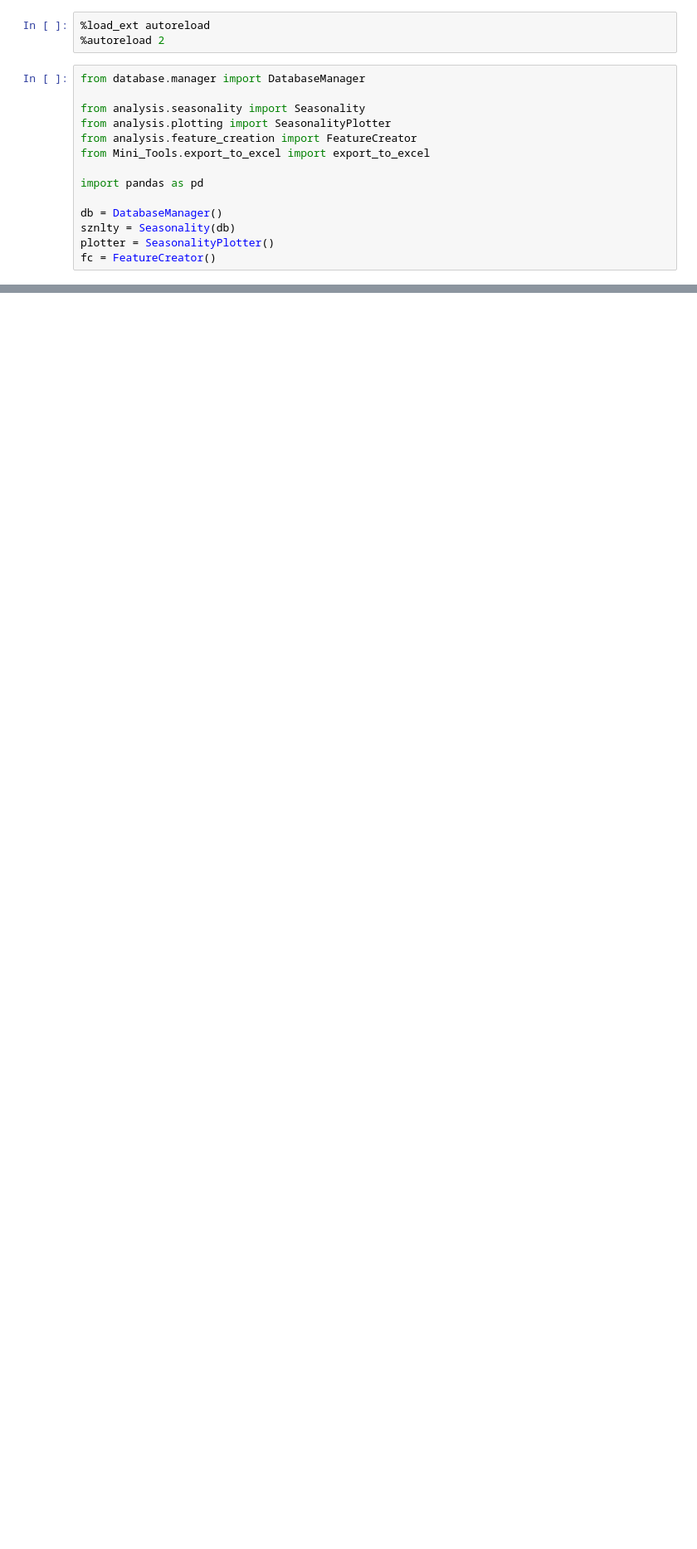
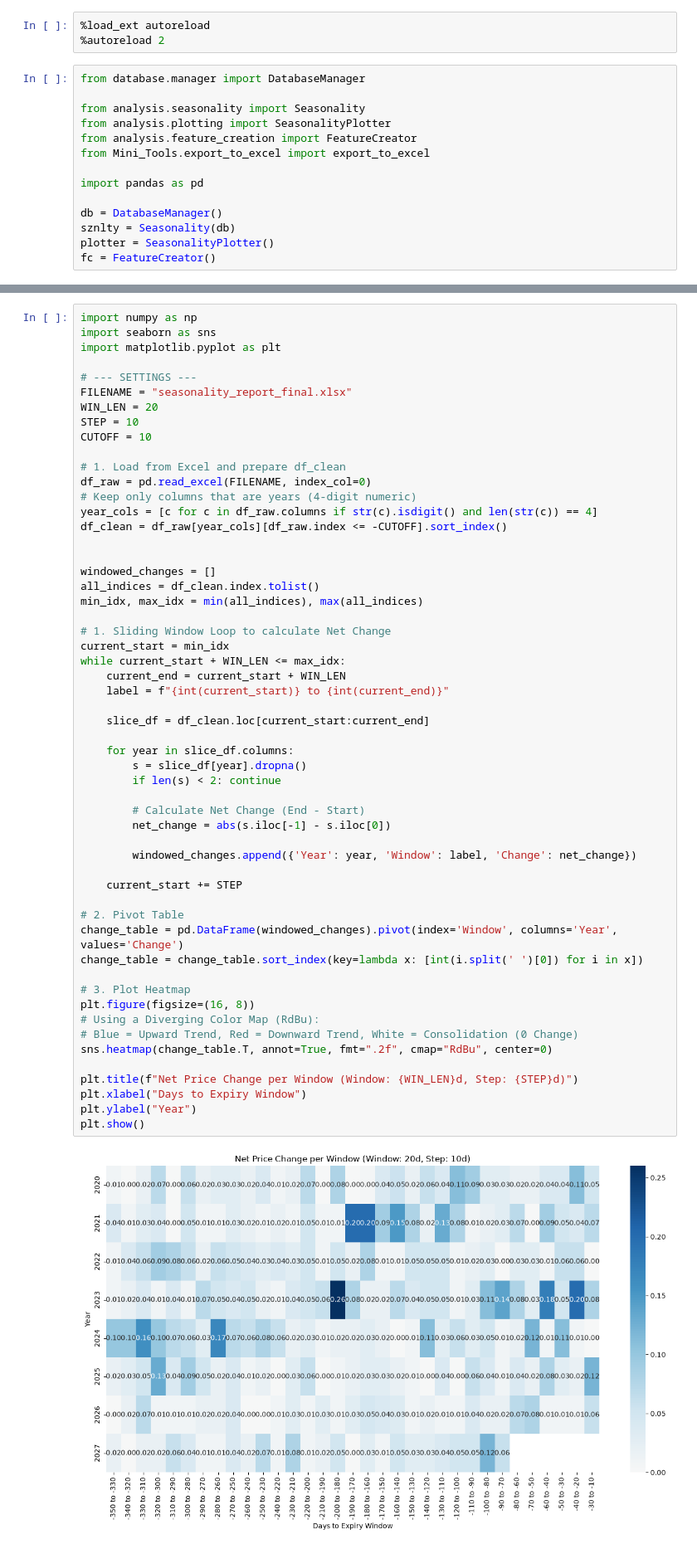
Before and after one commit to ashu01304/V2, a Jupyter notebook: main.ipynb, the cells around one changed output, grey strips where cells are left out. Shown: that part at 83% size. Saved outputs shown, nothing was run; the diff lists cells and outputs as text; blank space fills up the shorter version.

```diff
--- a/main.ipynb
+++ b/main.ipynb
@@ -77,0 +45,57 @@ Overall Success Rate: 64.29%
+# %%
+import numpy as np
+import seaborn as sns
+import matplotlib.pyplot as plt
+
+# --- SETTINGS ---
+FILENAME = "seasonality_report_final.xlsx"
+WIN_LEN = 20
+STEP = 10
+CUTOFF = 10
+
+# 1. Load from Excel and prepare df_clean
+df_raw = pd.read_excel(FILENAME, index_col=0)
+# Keep only columns that are years (4-digit numeric)
+year_cols = [c for c in df_raw.columns if str(c).isdigit() and len(str(c)) == 4]
+df_clean = df_raw[year_cols][df_raw.index <= -CUTOFF].sort_index()
+
+
+windowed_changes = []
+all_indices = df_clean.index.tolist()
+min_idx, max_idx = min(all_indices), max(all_indices)
+
+# 1. Sliding Window Loop to calculate Net Change
+current_start = min_idx
+while current_start + WIN_LEN <= max_idx:
+    current_end = current_start + WIN_LEN
+    label = f"{int(current_start)} to {int(current_end)}"
+
+    slice_df = df_clean.loc[current_start:current_end]
+
+    for year in slice_df.columns:
+        s = slice_df[year].dropna()
+        if len(s) < 2: continue
+
+        # Calculate Net Change (End - Start)
+        net_change = abs(s.iloc[-1] - s.iloc[0])
+
+        windowed_changes.append({'Year': year, 'Window': label, 'Change': net_change})
+
+    current_start += STEP
+
+# 2. Pivot Table
+change_table = pd.DataFrame(windowed_changes).pivot(index='Window', columns='Year', values='Change')
+change_table = change_table.sort_index(key=lambda x: [int(i.split(' ')[0]) for i in x])
+
+# 3. Plot Heatmap
+plt.figure(figsize=(16, 8))
+# Using a Diverging Color Map (RdBu):
+# Blue = Upward Trend, Red = Downward Trend, White = Consolidation (0 Change)
+sns.heatmap(change_table.T, annot=True, fmt=".2f", cmap="RdBu", center=0)
+
+plt.title(f"Net Price Change per Window (Window: {WIN_LEN}d, Step: {STEP}d)")
+plt.xlabel("Days to Expiry Window")
+plt.ylabel("Year")
+plt.show()
+# %% [output]
+[figure, added]
```
Also changed, not shown: parts of 5 cells of this notebook, 8 other files.
